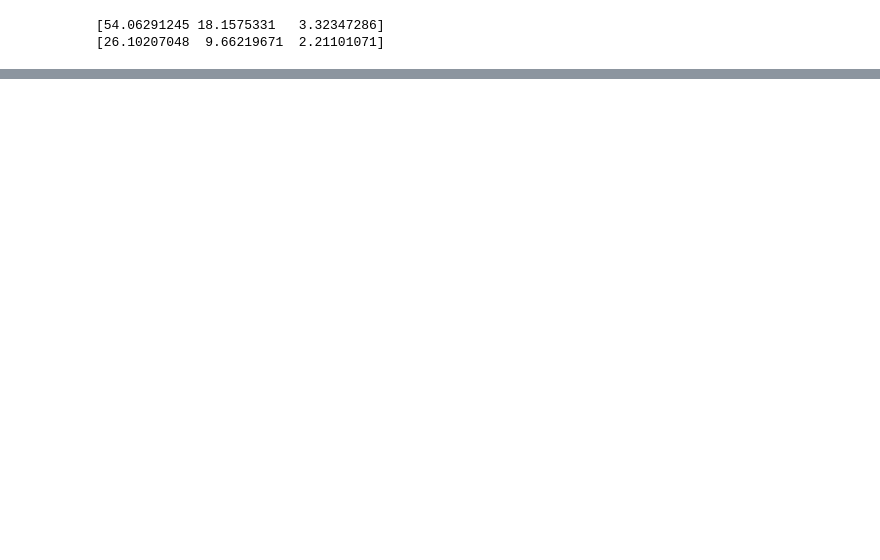
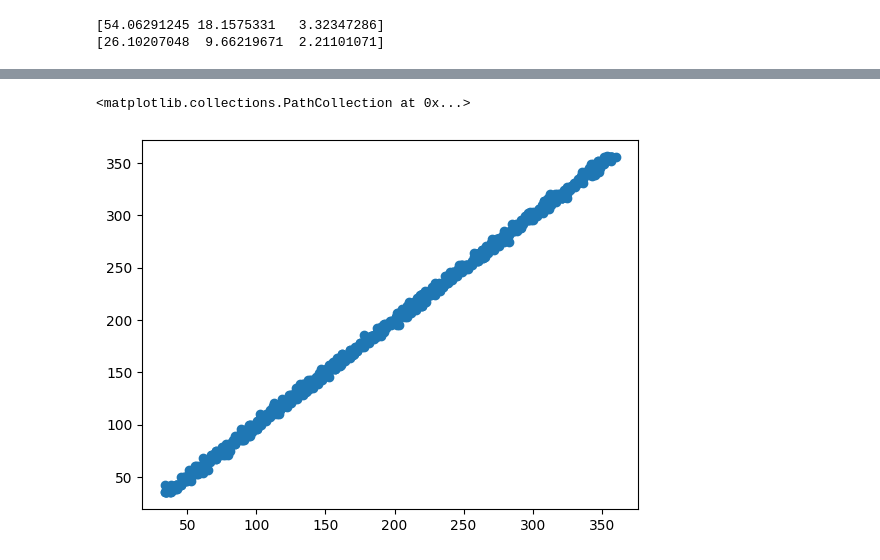
Before and after one commit to iWOLFSTEIN/Advertised-Sales-Estimator-MLR-ML, a Jupyter notebook: main.ipynb, the cells around one changed output, grey strips where cells are left out. Saved outputs shown, nothing was run; the diff lists cells and outputs as text; code cells hidden in the pictures; blank space fills up the shorter version.

Commit message:
model making predictions

```diff
--- a/main.ipynb
+++ b/main.ipynb
@@ -236,3 +261,7 @@ print(np.sqrt(scaler.var_))
 # %% [output]
 [54.06291245 18.1575331   3.32347286]
 [26.10207048  9.66219671  2.21101071]
+# %%
+scaled = scaler.transform(inputs[['TV', 'Radio', 'Social Media']])
+print(type(scaled))
+scaled
@@ -238,0 +277,3 @@ print(np.sqrt(scaler.var_))
+# %%
+inputs[['TV', 'Radio', 'Social Media']] = scaled
+inputs.head()
@@ -238,0 +298,4 @@ print(np.sqrt(scaler.var_))
+# %%
+from sklearn.model_selection import train_test_split
+
+X_train, X_test, y_train, y_test = train_test_split(inputs, target, test_size=0.2, random_state=42)
@@ -238,0 +308,7 @@ print(np.sqrt(scaler.var_))
+# %%
+from sklearn.linear_model import LinearRegression
+
+model = LinearRegression()
+model.fit(X_train, y_train)
+predictions = model.predict(X_test)
+rmse(y_test, predictions)
@@ -238,0 +328,5 @@ print(np.sqrt(scaler.var_))
+# %%
+plt.scatter(y_test, predictions)
+# %% [output]
+<matplotlib.collections.PathCollection at 0x...>
+[figure, added]
```
Also changed, not shown: parts of 21 cells of this notebook.
